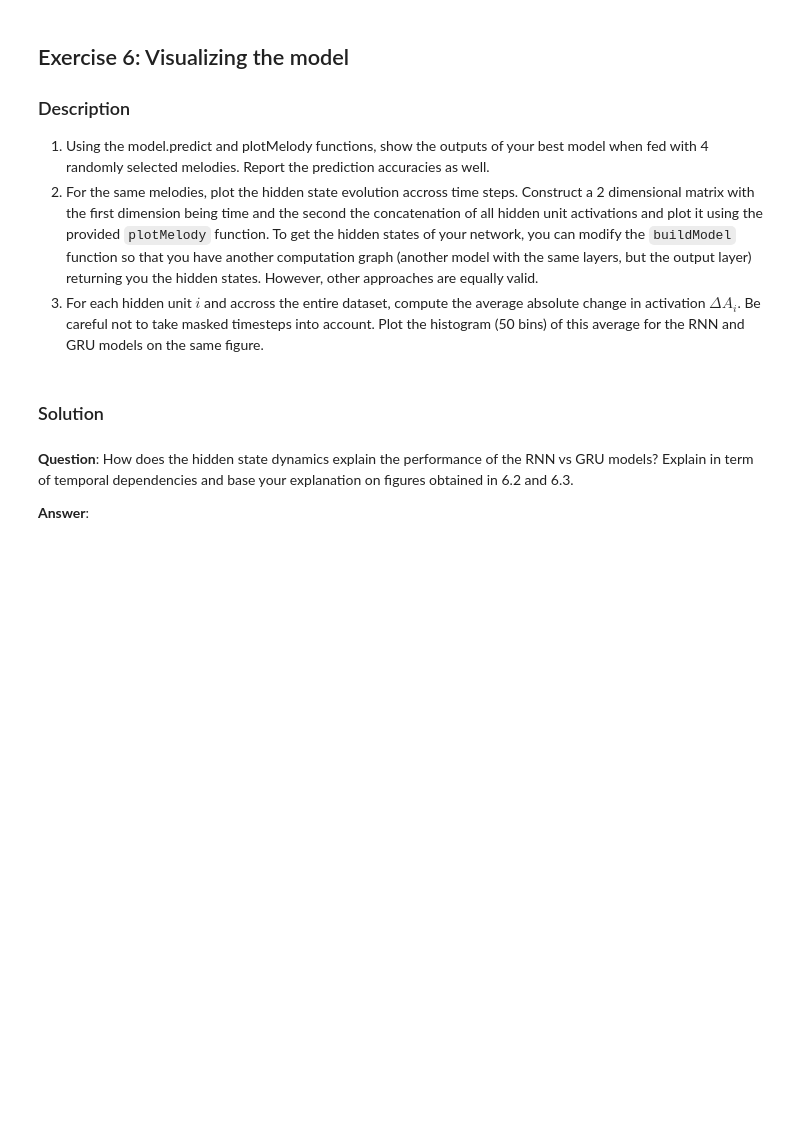
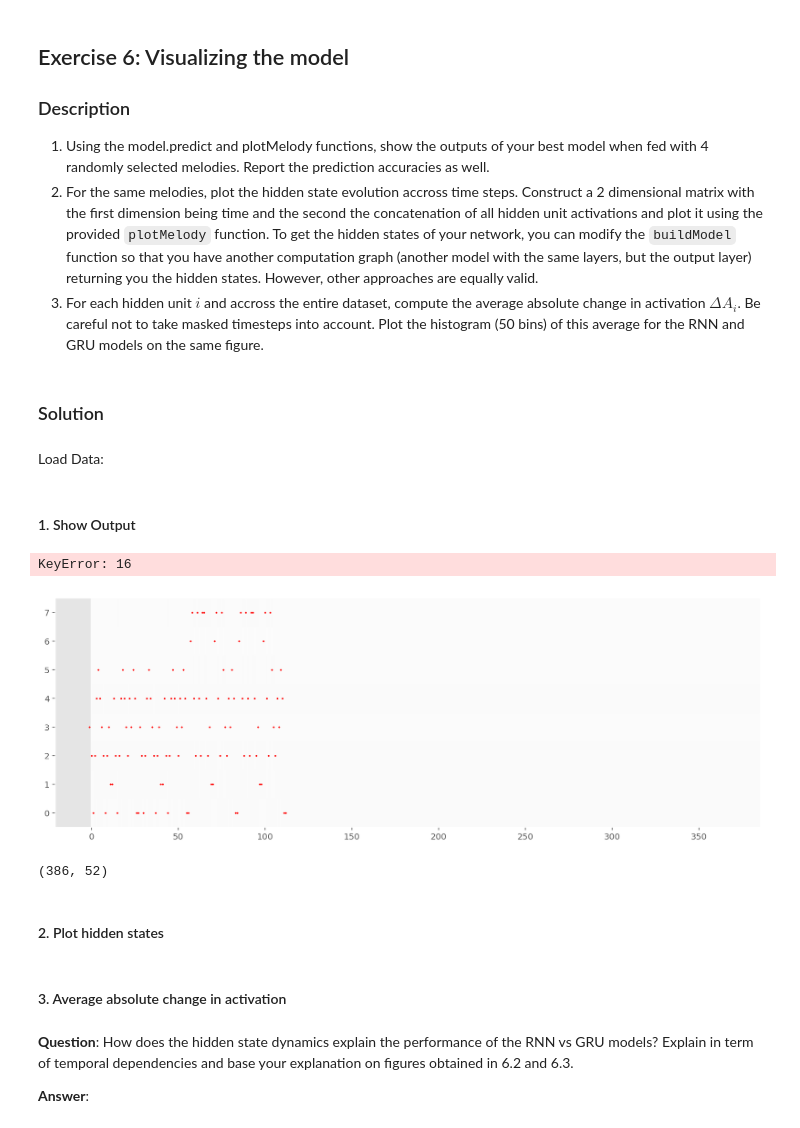
Before and after one commit to Kinchul/ann_projects, a Jupyter notebook: miniproject2/miniproject2.ipynb, the cells around one changed output. Saved outputs shown, nothing was run; the diff lists cells and outputs as text; code cells hidden in the pictures; blank space fills up the shorter version.

Commit message:
saved RNN ex5, work on ex6

```diff
--- a/miniproject2/miniproject2.ipynb
+++ b/miniproject2/miniproject2.ipynb
@@ -80,8 +82,8 @@ def plotMelody(P, T, dictionaries, PrP=None, PrT=None, H=None):
 
     xlim = [-1,np.where(P==1)[0][-1]+1]
 
-    activeidxes = np.where(np.sum(P, axis=0)>1.)[0]
-    plt.figure(figsize=(8,4))
+    activeidxes = np.where(np.sum(P, axis=0)>0.)[0]
+    plt.figure(figsize=(15,5))
     if PrP is not None:
         targets = np.where(P[:,activeidxes]==1)
         plt.imshow(PrP[:,activeidxes].T, origin='lower', aspect='auto', interpolation='nearest', cmap=plt.cm.gray_r, vmin=0, vmax=1)
@@ -96,8 +98,8 @@ def plotMelody(P, T, dictionaries, PrP=None, PrT=None, H=None):
     plt.xlim(xlim)
     plt.show()
 
-    activeidxes = np.where(np.sum(T, axis=0)>1.)[0]
-    plt.figure(figsize=(8,4))
+    activeidxes = np.where(np.sum(T, axis=0)>0.)[0]
+    plt.figure(figsize=(15,5))
     if PrT is not None:
         targets = np.where(T[:,activeidxes]==1)
         plt.imshow(PrT[:,activeidxes].T, origin='lower', aspect='auto', interpolation='nearest', cmap=plt.cm.gray_r, vmin=0, vmax=1)
@@ -1015,6 +944,46 @@ compareLearningCurves(history_rnn, history_gru, 'RNN', 'GRU')
 3. For each hidden unit $i$ and accross the entire dataset, compute the average absolute change in activation $\Delta A_i$. Be careful not to take masked timesteps into account. Plot the histogram (50 bins) of this average for the RNN and GRU models on the same figure.
 # %% [markdown]
 ### Solution
+# %% [markdown]
+Load Data:
+# %%
+# histories
+with open('SavedData/ex5_gru_history.txt') as data_file:
+    history_gru = json.load(data_file)
+with open('SavedData/ex5_rnn_history.txt') as data_file:
+    history_rnn = json.load(data_file)
+#dictionaries
+with open('SavedData/ex4_final_dictionaries.txt') as data_file:
+    dictionaries = json.load(data_file)
+#tensors
+t_tensor = np.load('SavedData/t_tensor.npy')
+p_tensor = np.load('SavedData/p_tensor.npy')
+# %% [markdown]
+#### 1. Show Output
+# %%
+# generate random indices
+choice = np.random.choice(range(0,len(t_tensor)),4)
+
+# find prediction for random melodies
+prediction = RNNmodel.predict([t_tensor[choice,:-1,:], p_tensor[choice,:-1,:]], batch_size=t_tensor.shape[1])
+PrP = prediction[1]; PrT = prediction[0]
+
+# plot melodies with predictions
+# %%
+for i in range(0,4): #FONCTIONNE PAS
+    plotMelody(p_tensor[choice[i],:-1,:], t_tensor[choice[i],:-1,:], dictionaries, PrP[i], PrT[i])
+# %% [output]
+KeyError: 16
+[figure, added]
+# %%
+test = np.asarray(PP[0])
+print(test.shape)
+# %% [output]
+(386, 52)
+# %% [markdown]
+#### 2. Plot hidden states
+# %% [markdown]
+#### 3. Average absolute change in activation
 # %% [markdown]
 **Question**: How does the hidden state dynamics explain the performance of the RNN vs GRU models? Explain in term of temporal dependencies and base your explanation on figures obtained in 6.2 and 6.3.
 
```
Also changed, not shown: parts of 19 cells of this notebook, 2 other files.
